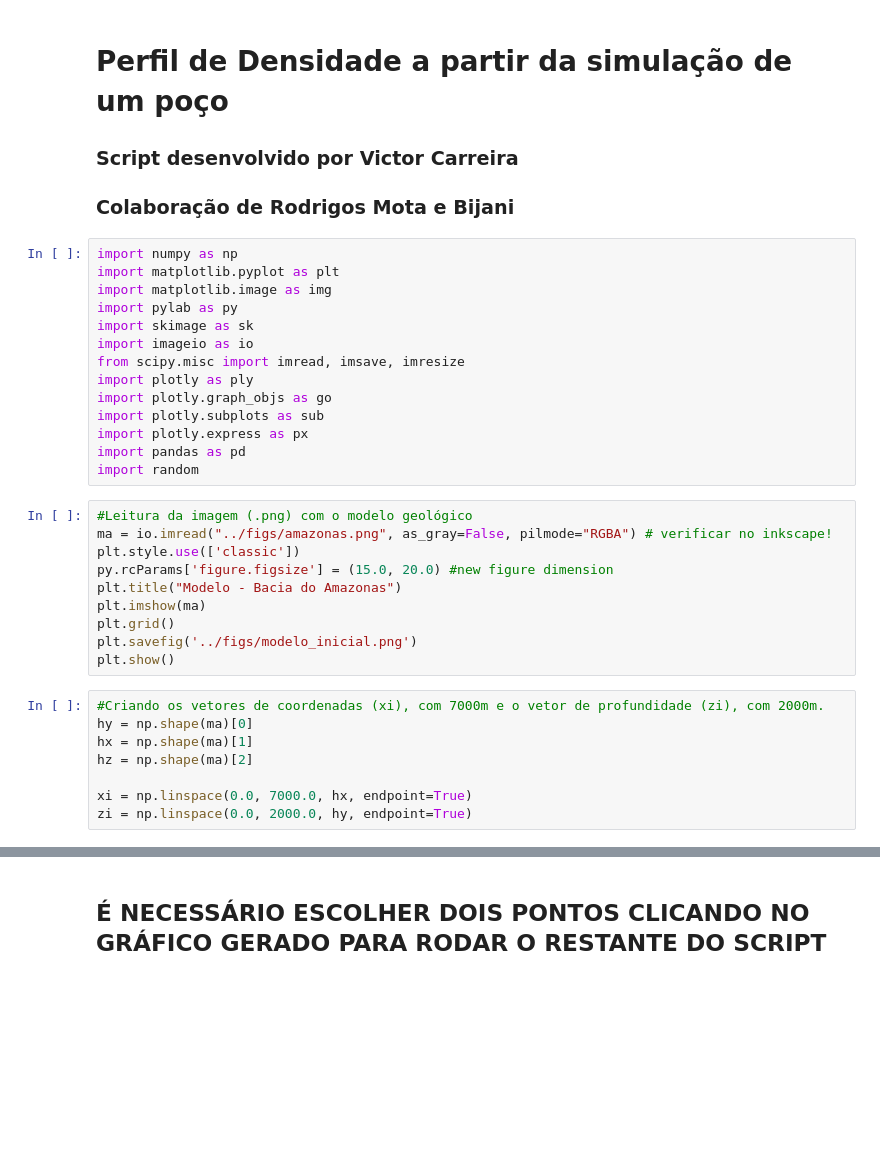
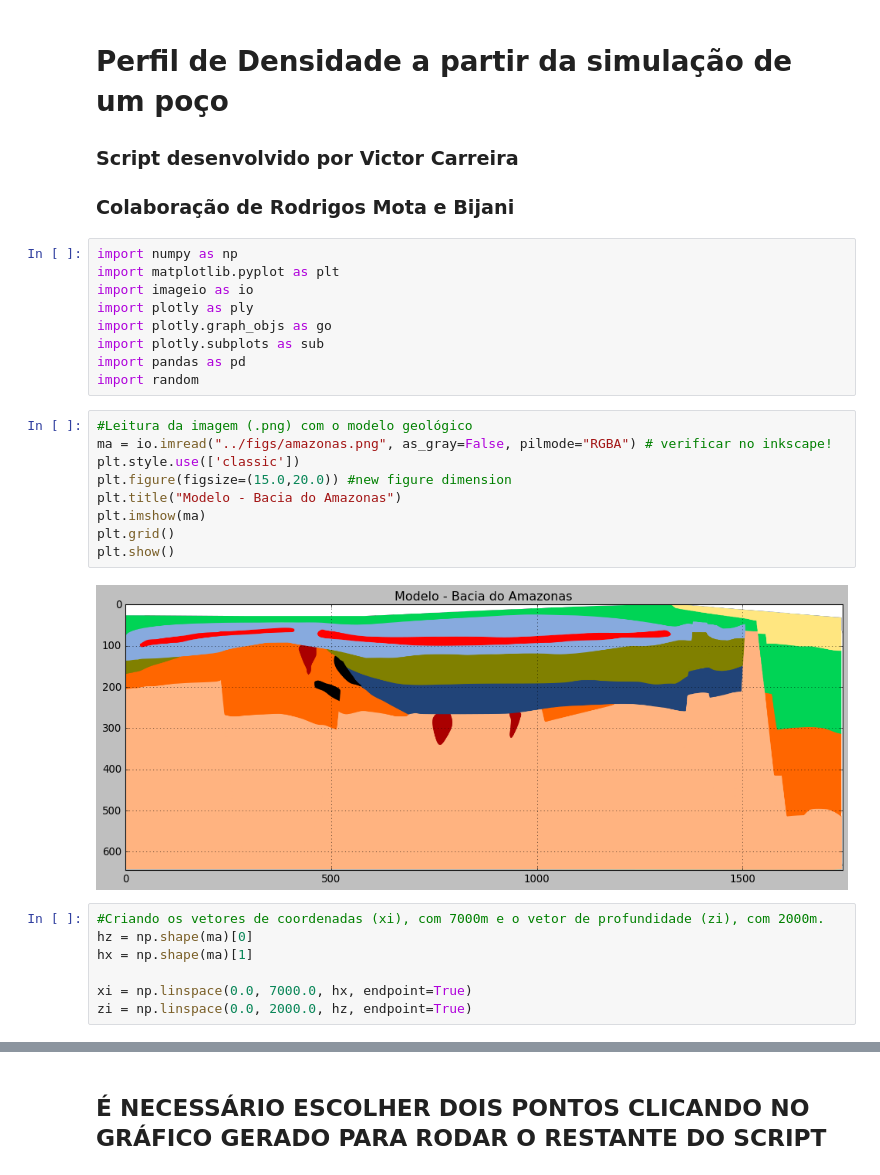
Before and after one commit to rmotadutra/PFG, a Jupyter notebook: codes/Modelagem_Interativa.ipynb, the cells around one changed output, grey strips where cells are left out. Cells and saved outputs as stored; diff of their text form; blank space fills up the shorter version.

Commit message:
Layout dos plots modificados

```diff
--- a/codes/Modelagem_Interativa.ipynb
+++ b/codes/Modelagem_Interativa.ipynb
@@ -6,35 +6,30 @@
 # %%
 import numpy as np
 import matplotlib.pyplot as plt
-import matplotlib.image as img
-import pylab as py
-import skimage as sk
 import imageio as io
-from scipy.misc import imread, imsave, imresize
 import plotly as ply
 import plotly.graph_objs as go
 import plotly.subplots as sub
-import plotly.express as px
 import pandas as pd
 import random
 # %%
 #Leitura da imagem (.png) com o modelo geológico
 ma = io.imread("../figs/amazonas.png", as_gray=False, pilmode="RGBA") # verificar no inkscape!
 plt.style.use(['classic'])
-py.rcParams['figure.figsize'] = (15.0, 20.0) #new figure dimension
+plt.figure(figsize=(15.0,20.0)) #new figure dimension
 plt.title("Modelo - Bacia do Amazonas")
 plt.imshow(ma)
 plt.grid()
-plt.savefig('../figs/modelo_inicial.png')
 plt.show()
+# %% [output]
+[figure, added]
 # %%
 #Criando os vetores de coordenadas (xi), com 7000m e o vetor de profundidade (zi), com 2000m.
-hy = np.shape(ma)[0]
+hz = np.shape(ma)[0]
 hx = np.shape(ma)[1]
-hz = np.shape(ma)[2]
 
 xi = np.linspace(0.0, 7000.0, hx, endpoint=True)
-zi = np.linspace(0.0, 2000.0, hy, endpoint=True)
+zi = np.linspace(0.0, 2000.0, hz, endpoint=True)
 # %%
 # para fazer plots dentro do proprio script sem a necessidade de conexao com a internet:
 ply.offline.init_notebook_mode(connected=True)
```
Also changed, not shown: parts of 11 cells of this notebook.
